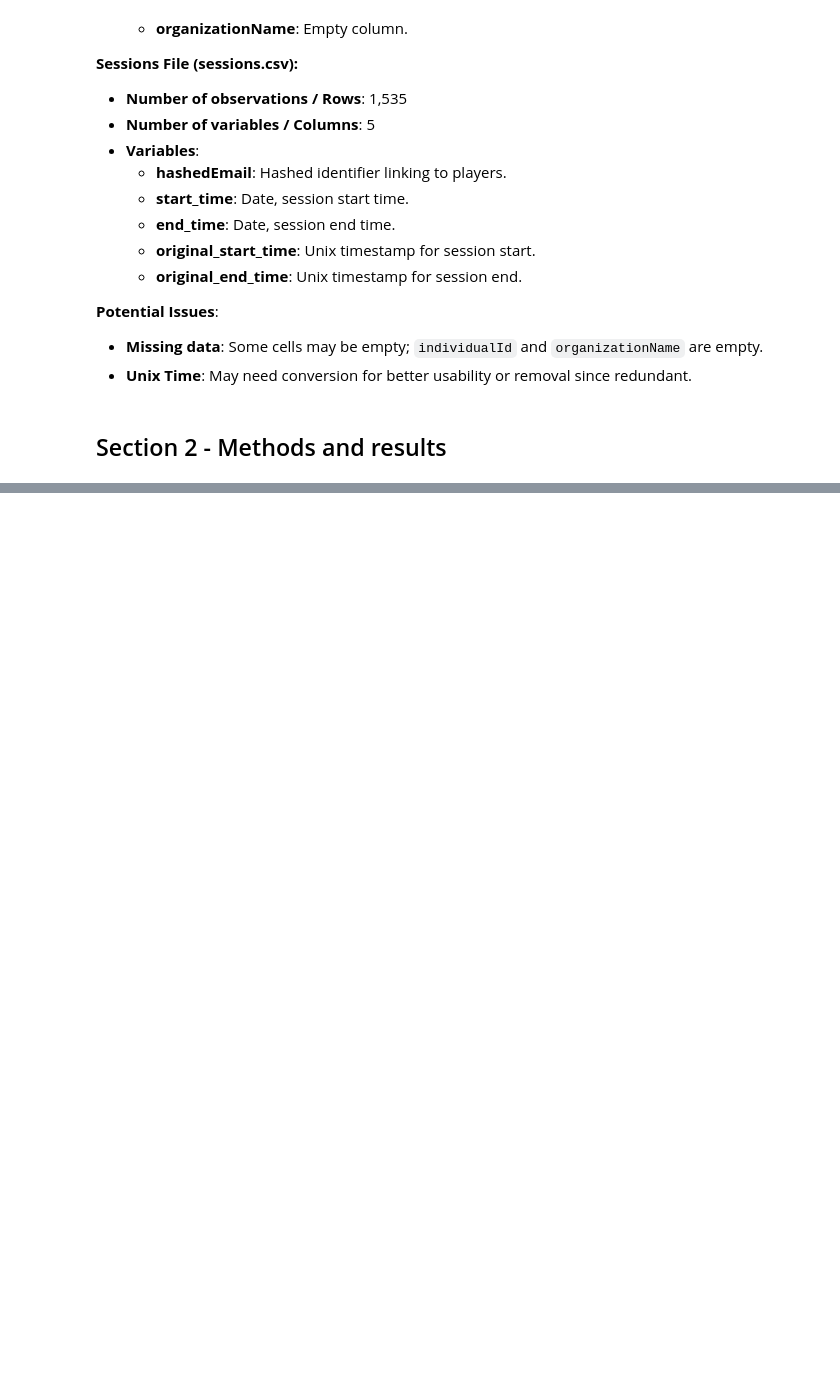
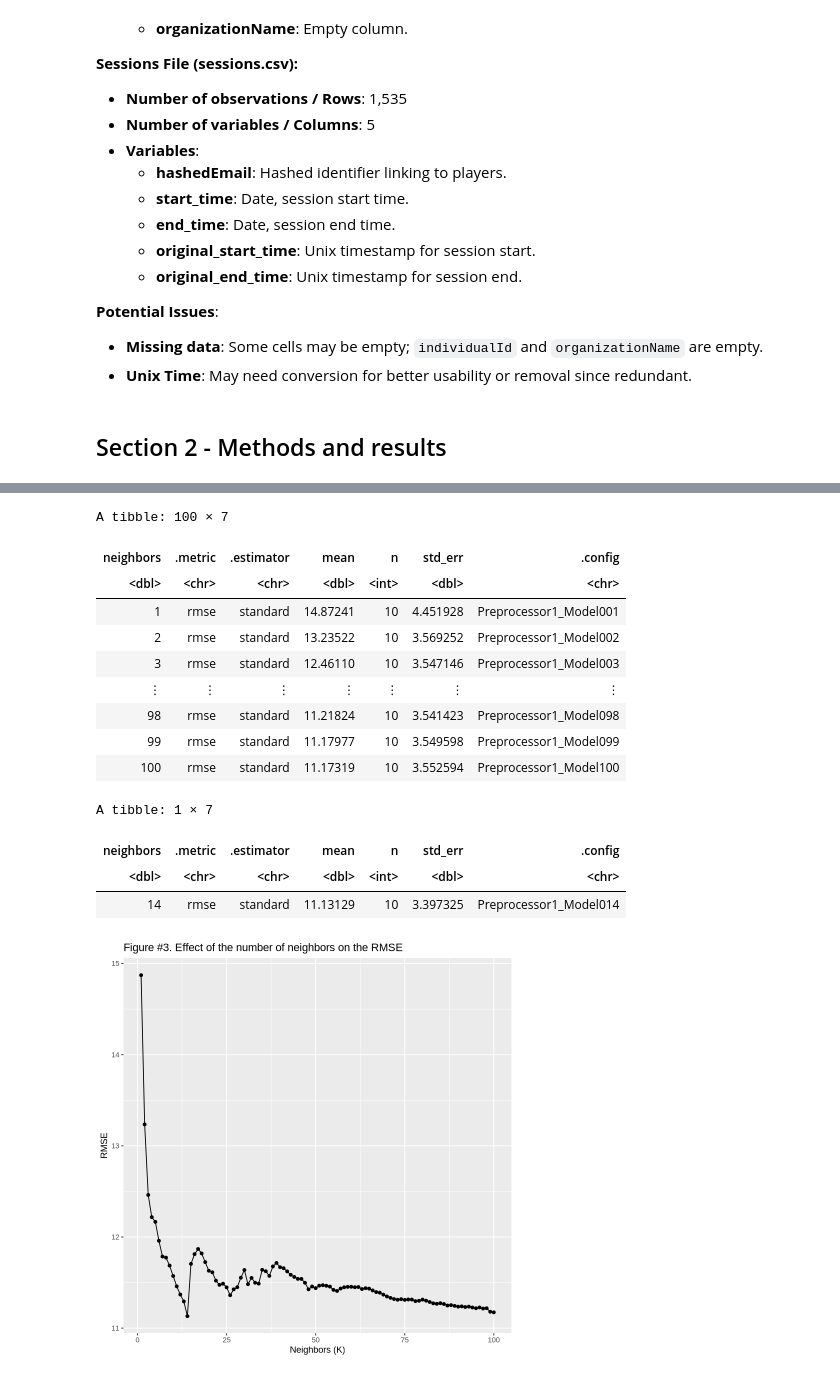
Before and after one commit to Pouya2077/dsci-project, a Jupyter notebook: group-project.ipynb, the cells around one changed output, grey strips where cells are left out. Drawn from its saved outputs; the diff is of its cells as text; code cells hidden in the pictures; blank space fills up the shorter version.

```diff
--- a/group-project.ipynb
+++ b/group-project.ipynb
@@ -238,0 +205,60 @@ A tibble: 1 × 7
+# %%
+set.seed(2020)
+
+player_recipe <- recipe(played_hours ~ age + experience_num, data = player_train) |>
+  step_scale(all_predictors()) |>
+  step_center(all_predictors())
+
+
+player_spec <- nearest_neighbor(weight_func = "rectangular", neighbors = tune()) |>
+                              set_engine("kknn") |>
+                              set_mode("regression")
+
+
+player_vfold <- vfold_cv(player_train, v = 10, strata = played_hours) #10-fold validation, feel free to increase to a higher one if it's better
+
+player_wkflw <- workflow() |>
+  add_recipe(player_recipe) |>
+  add_model(player_spec)
+
+
+
+gridvals <- tibble(neighbors = seq(from = 1, to = 100, by = 1)) #This runs cross validation for a grid of numbers of neighbors ranging from 1 to 125, going up by 1 each time
+
+player_results <- player_wkflw |>
+  tune_grid(resamples = player_vfold, grid = gridvals) |>
+  collect_metrics() |>
+  filter(.metric == "rmse")
+
+player_results
+
+
+kvalues_plot <- player_results |>
+                ggplot(aes(x = neighbors, y = mean)) +
+                geom_point() +
+                geom_line() +
+                labs(x = "Neighbors (K)", y = "RMSE", title = "Figure #3. Effect of the number of neighbors on the RMSE")
+
+kvalues_plot
+
+
+player_min <- player_results |>
+  filter(mean == min(mean))
+
+player_min
+# %% [output]
+A tibble: 100 × 7
+| neighbors | .metric | .estimator | mean | n | std_err | .config |
+| <dbl> | <chr> | <chr> | <dbl> | <int> | <dbl> | <chr> |
+| 1 | rmse | standard | 14.87241 | 10 | 4.451928 | Preprocessor1_Model001 |
+| 2 | rmse | standard | 13.23522 | 10 | 3.569252 | Preprocessor1_Model002 |
+| 3 | rmse | standard | 12.46110 | 10 | 3.547146 | Preprocessor1_Model003 |
+| ⋮ | ⋮ | ⋮ | ⋮ | ⋮ | ⋮ | ⋮ |
+| 98 | rmse | standard | 11.21824 | 10 | 3.541423 | Preprocessor1_Model098 |
+| 99 | rmse | standard | 11.17977 | 10 | 3.549598 | Preprocessor1_Model099 |
+| 100 | rmse | standard | 11.17319 | 10 | 3.552594 | Preprocessor1_Model100 |
+A tibble: 1 × 7
+| neighbors | .metric | .estimator | mean | n | std_err | .config |
+| <dbl> | <chr> | <chr> | <dbl> | <int> | <dbl> | <chr> |
+| 14 | rmse | standard | 11.13129 | 10 | 3.397325 | Preprocessor1_Model014 |
+[figure, added]
```
Also changed, not shown: parts of 9 cells of this notebook.
